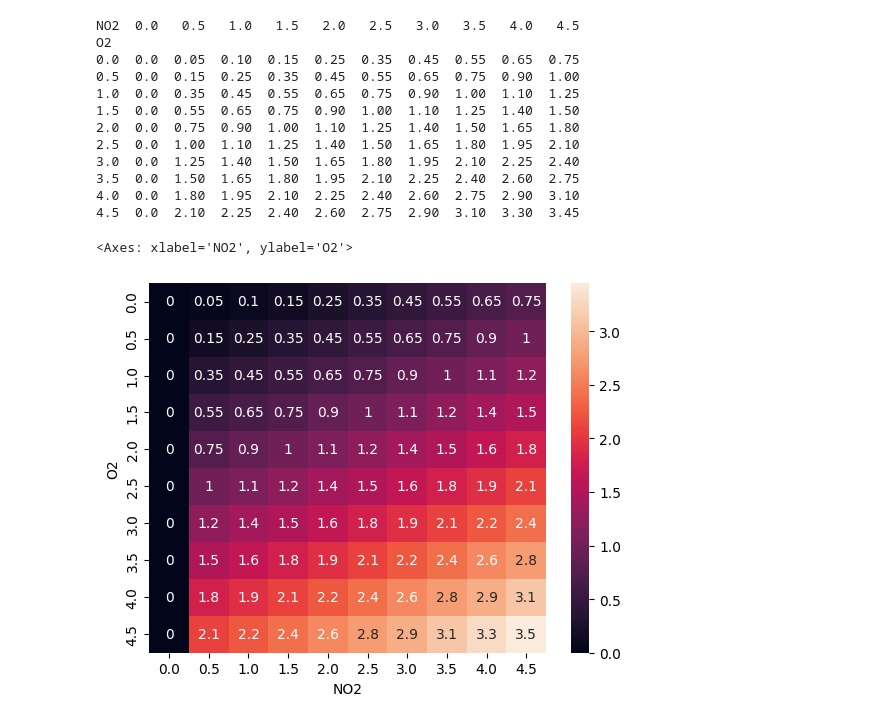
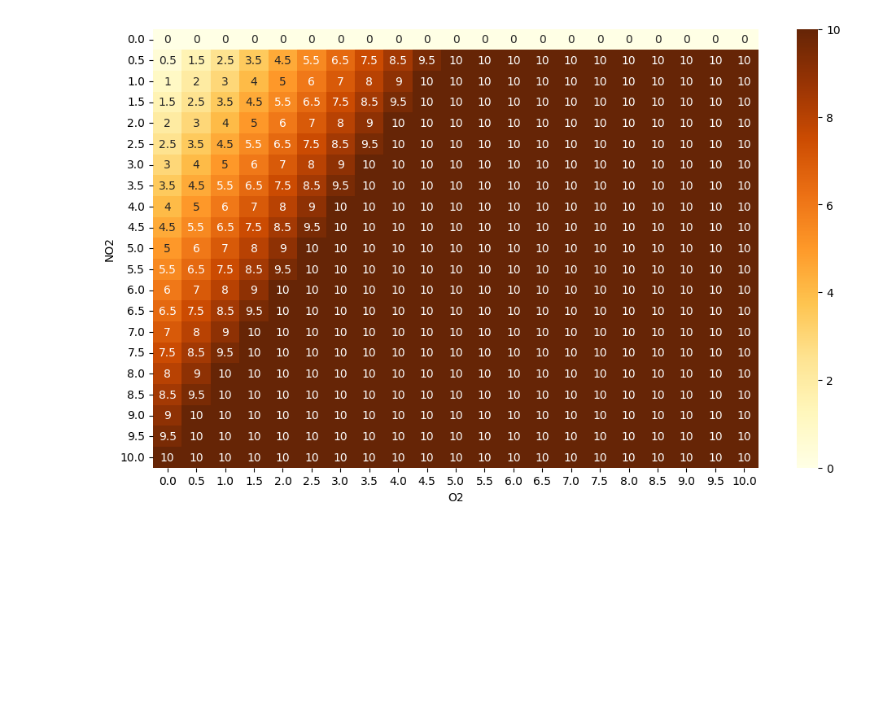
Before and after one commit to equinor/tocomo, a Jupyter notebook: backend/analysis.ipynb, the cells around one changed output. Cells and saved outputs as stored; diff of their text form; code cells hidden in the pictures; blank space fills up the shorter version.

```diff
--- a/backend/analysis.ipynb
+++ b/backend/analysis.ipynb
@@ -64,21 +20,31 @@ result.describe()
-# %%
-plot_df = result[(result["H2O"]==3) & (result["SO2"]==3)][["O2", "NO2","H2SO4"]]
-plot_df = plot_df.pivot_table(index="O2", columns="NO2",values="H2SO4")
-plot_df
-print(plot_df)
-sns.heatmap(plot_df, annot=True)
-# %% [output]
-NO2  0.0   0.5   1.0   1.5   2.0   2.5   3.0   3.5   4.0   4.5
-O2
-0.0  0.0  0.05  0.10  0.15  0.25  0.35  0.45  0.55  0.65  0.75
-0.5  0.0  0.15  0.25  0.35  0.45  0.55  0.65  0.75  0.90  1.00
-1.0  0.0  0.35  0.45  0.55  0.65  0.75  0.90  1.00  1.10  1.25
-1.5  0.0  0.55  0.65  0.75  0.90  1.00  1.10  1.25  1.40  1.50
-2.0  0.0  0.75  0.90  1.00  1.10  1.25  1.40  1.50  1.65  1.80
-2.5  0.0  1.00  1.10  1.25  1.40  1.50  1.65  1.80  1.95  2.10
-3.0  0.0  1.25  1.40  1.50  1.65  1.80  1.95  2.10  2.25  2.40
-3.5  0.0  1.50  1.65  1.80  1.95  2.10  2.25  2.40  2.60  2.75
-4.0  0.0  1.80  1.95  2.10  2.25  2.40  2.60  2.75  2.90  3.10
-4.5  0.0  2.10  2.25  2.40  2.60  2.75  2.90  3.10  3.30  3.45
-<Axes: xlabel='NO2', ylabel='O2'>
-[figure, removed]
+# %%
+# Create the data needed for plotting
+
+# The constituents below are the ones that we want to vary.
+constituents = ["O2", "NO2"]
+
+# These are the values the will be used for the constituents. As is it will be (0, 1, 2, 3...20)/2 = (0, 0.5, 1...10)
+values = [i / 2 for i in range(21)]
+
+result = pd.DataFrame(
+    itertools.product(values, repeat=len(constituents)), columns=constituents
+)
+# The remaining parameters are set to 0. It is possible to swap parameters to be varied and to be constant
+# For instance by replacing e.g O2 with H2S in the list of constituents. The value of O2 must then be defaulted here.
+result["H2O"] = 30
+result["SO2"] = 10
+result["H2S"] = 0
+
+result = result.apply(wrap_runmodel, axis=1)
+# %%
+# Specify size for the final figure here
+fig, ax = plt.subplots(figsize=(12,7))
+
+# The index parameter is used as the "vertical" axis, while the column parameter is the "horizontal" axis
+plot_df = result.pivot_table(index="NO2", columns="O2",values="H2SO4")
+sns.heatmap(plot_df, annot=True, ax=ax, cmap="YlOrBr")
+
+# Export the values to a csv table (note this will overwrite each time the codeblock is run)
+plot_df.to_csv("H2SO4_table.csv")
+# %% [output]
+[figure, added]
```
Also changed, not shown: parts of 6 cells of this notebook.
